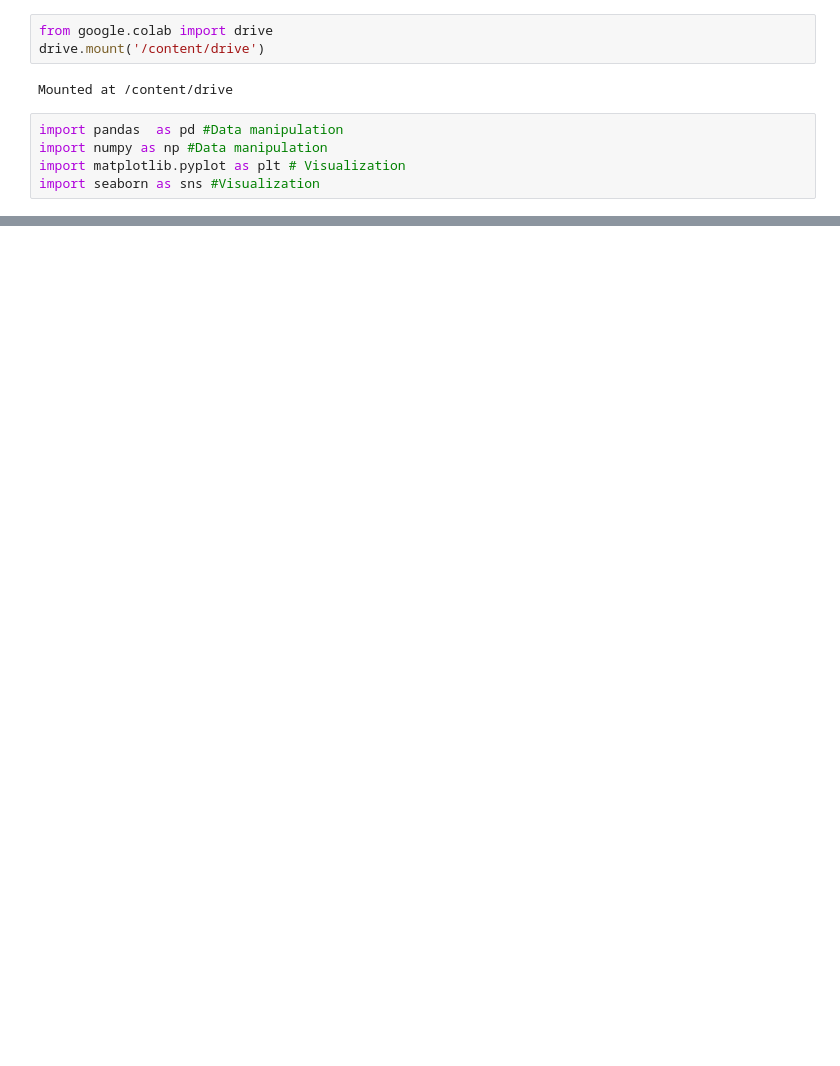
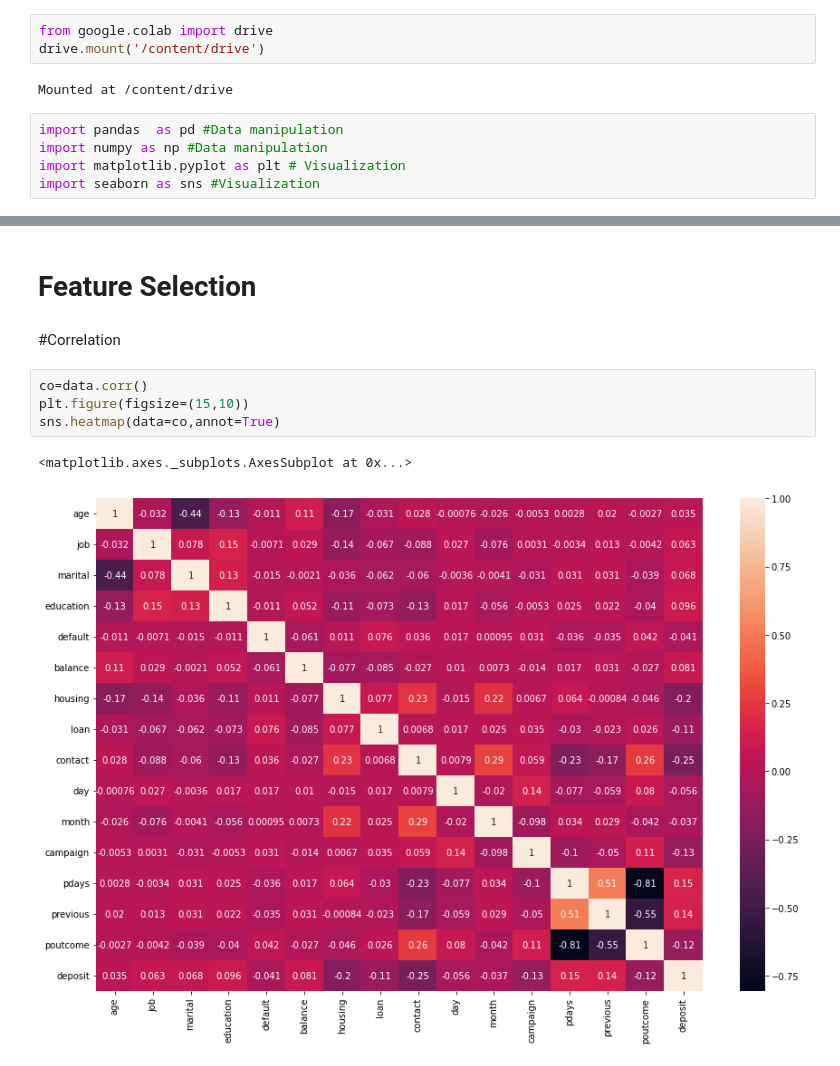
Before and after one commit to MAboElFottouh/AMIT, a Jupyter notebook: bank_project.ipynb, the cells around one changed output, grey strips where cells are left out. Saved outputs shown, nothing was run; the diff lists cells and outputs as text; blank space fills up the shorter version.

```diff
--- a/bank_project.ipynb
+++ b/bank_project.ipynb
@@ -28,0 +135,11 @@ Number of rows and columns in the data set:  (45211, 1)
+# %% [markdown]
+# Feature Selection
+# %% [markdown]
+#Correlation
+# %%
+co=data.corr()
+plt.figure(figsize=(15,10))
+sns.heatmap(data=co,annot=True)
+# %% [output]
+<matplotlib.axes._subplots.AxesSubplot at 0x...>
+[figure, added]
```
Also changed, not shown: parts of 46 cells of this notebook.
